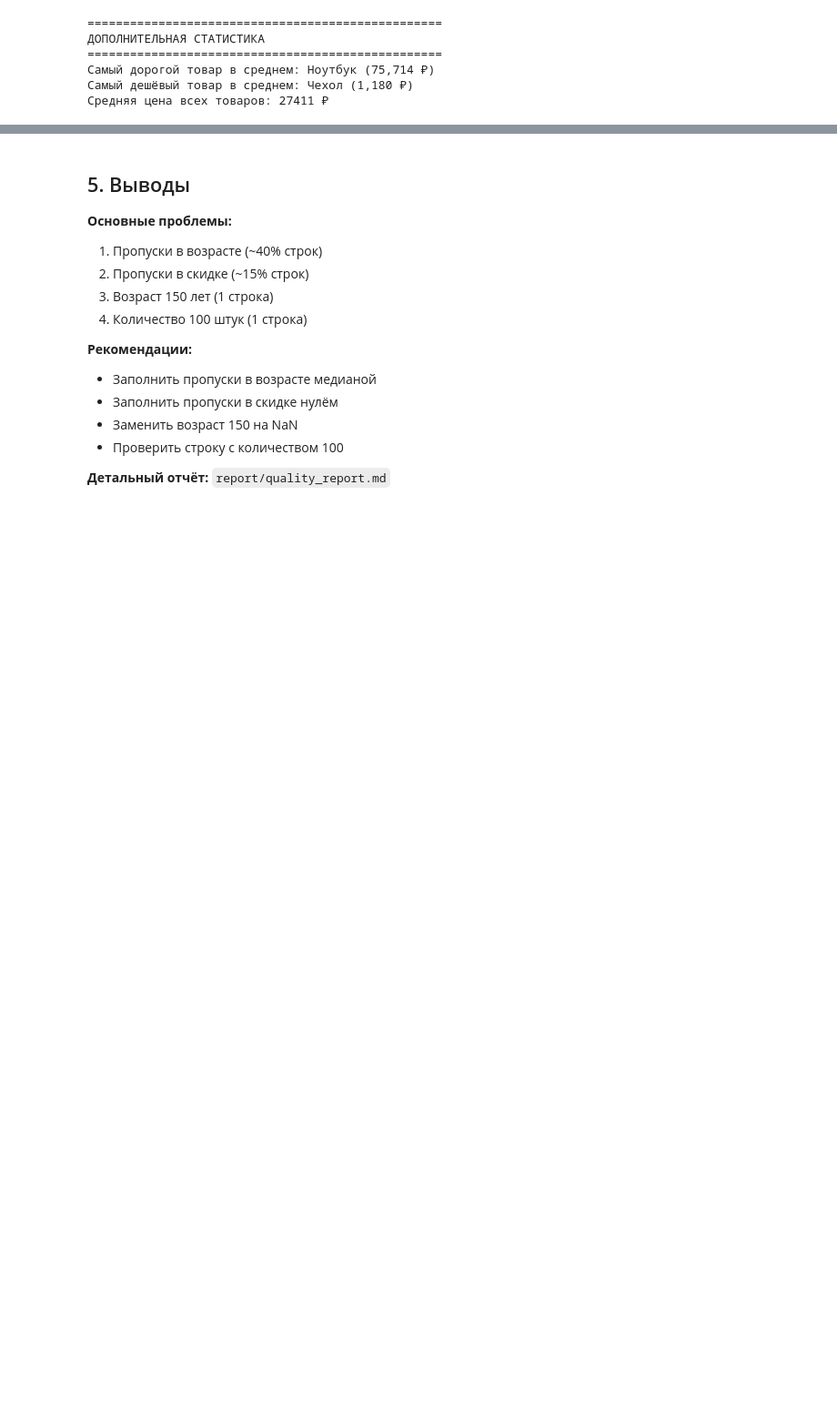
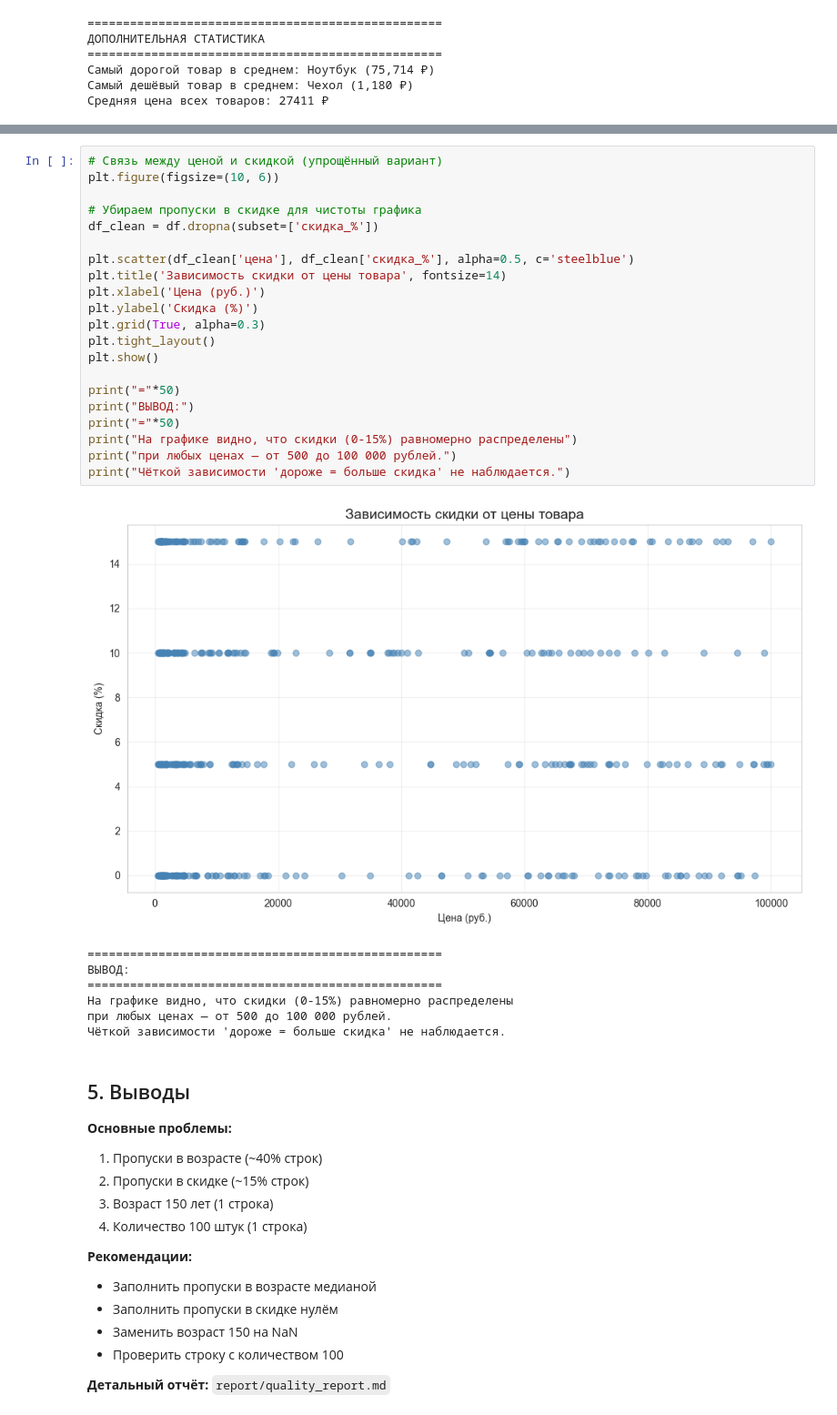
Before and after one commit to shahistakochkarova-debug/Laba-1, a Jupyter notebook: notebooks/1_data_understanding.ipynb, the cells around one changed output, grey strips where cells are left out. Shown at 91% size. Drawn from its saved outputs; the diff is of its cells as text; blank space fills up the shorter version.

```diff
--- a/notebooks/1_data_understanding.ipynb
+++ b/notebooks/1_data_understanding.ipynb
@@ -299,3 +389,32 @@ Name: цена, dtype: int64
+# %%
+# Связь между ценой и скидкой (упрощённый вариант)
+plt.figure(figsize=(10, 6))
+
+# Убираем пропуски в скидке для чистоты графика
+df_clean = df.dropna(subset=['скидка_%'])
+
+plt.scatter(df_clean['цена'], df_clean['скидка_%'], alpha=0.5, c='steelblue')
+plt.title('Зависимость скидки от цены товара', fontsize=14)
+plt.xlabel('Цена (руб.)')
+plt.ylabel('Скидка (%)')
+plt.grid(True, alpha=0.3)
+plt.tight_layout()
+plt.show()
+
+print("="*50)
+print("ВЫВОД:")
+print("="*50)
+print("На графике видно, что скидки (0-15%) равномерно распределены")
+print("при любых ценах — от 500 до 100 000 рублей.")
+print("Чёткой зависимости 'дороже = больше скидка' не наблюдается.")
+# %% [output]
+[figure, added]
+==================================================
+ВЫВОД:
+==================================================
+На графике видно, что скидки (0-15%) равномерно распределены
+при любых ценах — от 500 до 100 000 рублей.
+Чёткой зависимости 'дороже = больше скидка' не наблюдается.
 # %% [markdown]
 ## 5. Выводы
 
```
Also changed, not shown: parts of 8 cells of this notebook.
